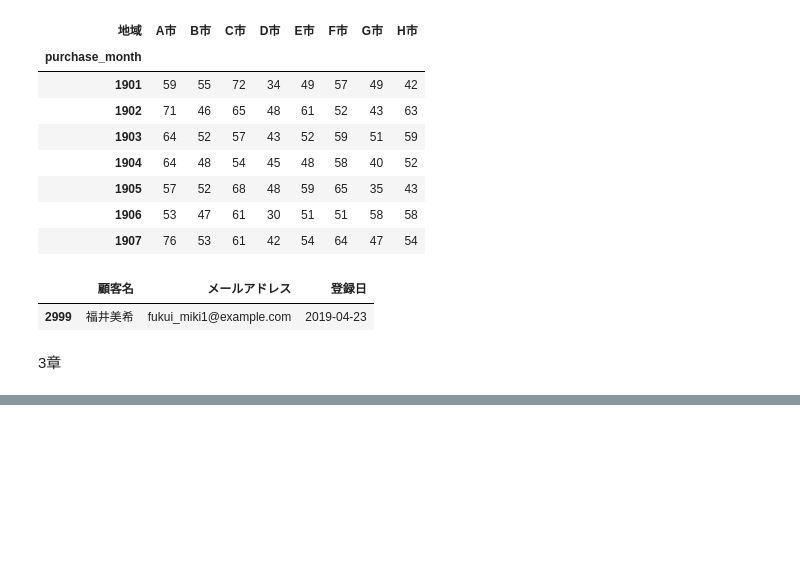
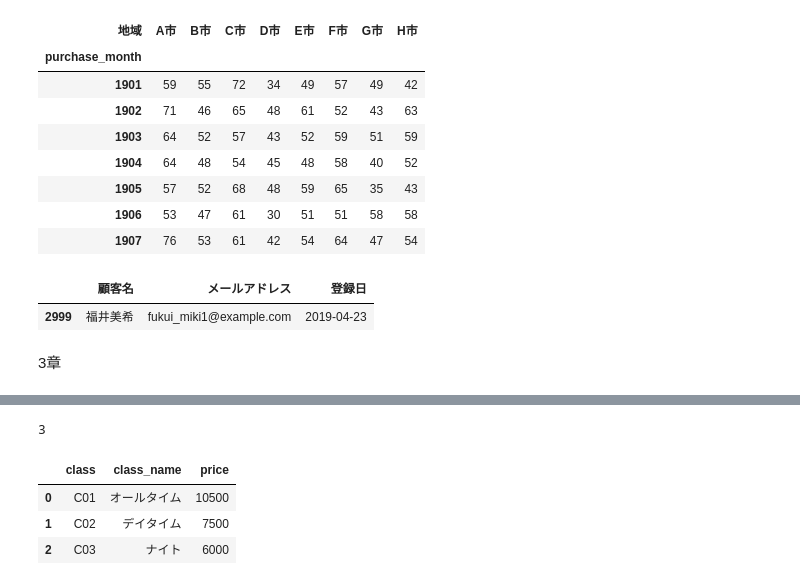
Before and after one commit to T-OKAY/study_001, a Jupyter notebook: study.ipynb, the cells around one changed output, grey strips where cells are left out. Drawn from its saved outputs; the diff is of its cells as text; code cells hidden in the pictures; blank space fills up the shorter version.

```diff
--- a/study.ipynb
+++ b/study.ipynb
@@ -671,0 +698,11 @@ away_data[away_data["purchase_date"].isnull()][["顧客名", "メールアドレ
+# %%
+#会員区分情報の読み込み
+class_master = pd.read_csv("/content/drive/MyDrive/Python実践データ分析100本ノック/3章/class_master.csv")
+print(len(class_master))
+class_master.head()
+# %% [output]
+3
+|  | class | class_name | price |
+| 0 | C01 | オールタイム | 10500 |
+| 1 | C02 | デイタイム | 7500 |
+| 2 | C03 | ナイト | 6000 |
```
Also changed, not shown: parts of 15 cells of this notebook.
